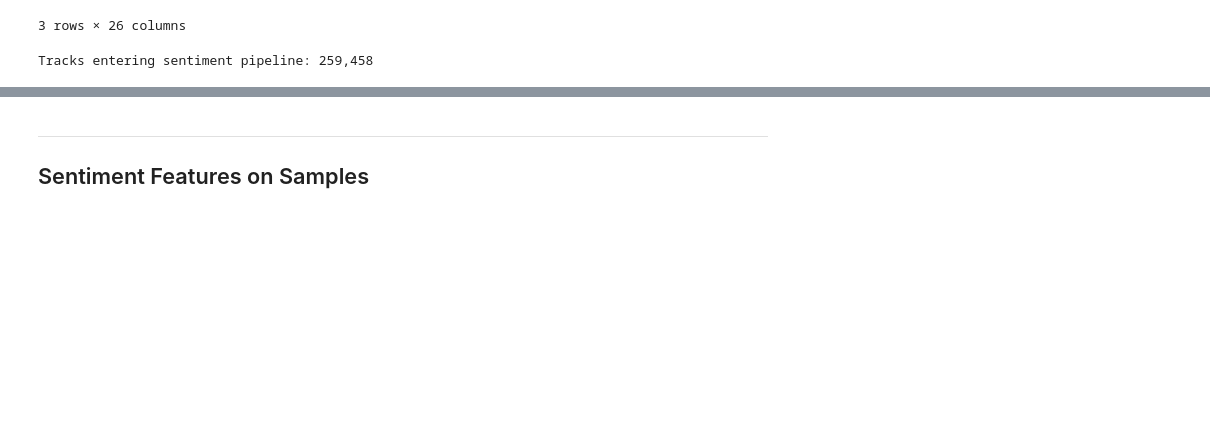
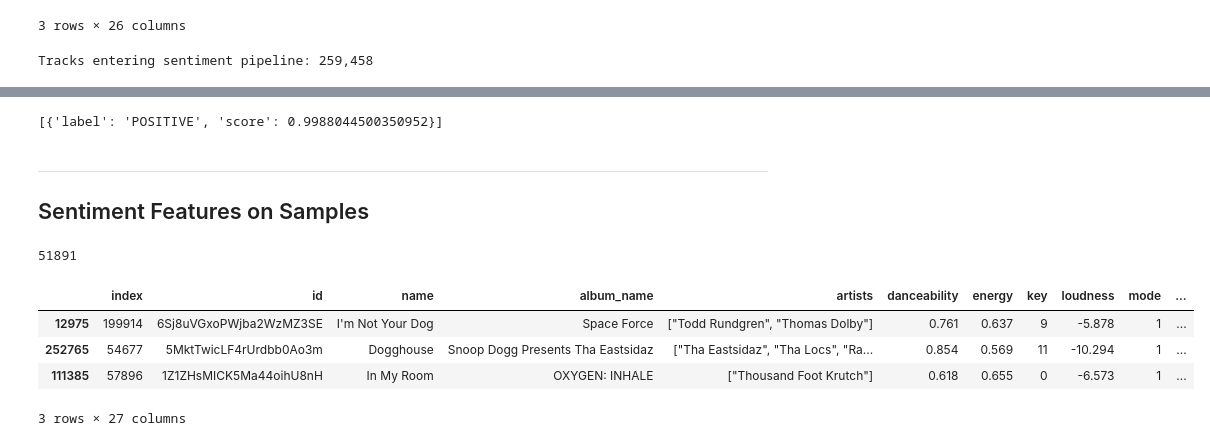
Before and after one commit to grenappl/thesis-project, a Jupyter notebook: notebooks/3_sentiment_analysis.ipynb, the cells around one changed output, grey strips where cells are left out. Cells and saved outputs as stored; diff of their text form; code cells hidden in the pictures; blank space fills up the shorter version.

```diff
--- a/notebooks/3_sentiment_analysis.ipynb
+++ b/notebooks/3_sentiment_analysis.ipynb
@@ -122,15 +136,26 @@ sentimiento_score(test_lyric, sentimiento)
 # %%
-sentiment_analysis = pipeline("sentiment-analysis", model="siebert/sentiment-roberta-large-english")
-sentiment_analysis(
+roberta_sentiment = pipeline("sentiment-analysis", model="siebert/sentiment-roberta-large-english")
+roberta_sentiment(
     test_lyric,
     truncation=True,
     max_length=512
 )
+# %% [output]
+[{'label': 'POSITIVE', 'score': 0.9988044500350952}]
 # %% [markdown]
 ---
 ## Sentiment Features on Samples
 # %%
-sample_songs = songs.sample(n=2000).copy()
+sample_songs = songs.sample(len(songs) // 5).copy()
+print(len(sample_songs))
+sample_songs.head(3)
+# %% [output]
+51891
+|  | index | id | name | album_name | artists | danceability | energy | key | loudness | mode | ... |
+| 12975 | 199914 | 6Sj8uVGxoPWjba2WzMZ3SE | I'm Not Your Dog | Space Force | ["Todd Rundgren", "Thomas Dolby"] | 0.761 | 0.637 | 9 | -5.878 | 1 | ... |
+| 252765 | 54677 | 5MktTwicLF4rUrdbb0Ao3m | Dogghouse | Snoop Dogg Presents Tha Eastsidaz | ["Tha Eastsidaz", "Tha Locs", "Ra... | 0.854 | 0.569 | 11 | -10.294 | 1 | ... |
+| 111385 | 57896 | 1Z1ZHsMICK5Ma44oihU8nH | In My Room | OXYGEN: INHALE | ["Thousand Foot Krutch"] | 0.618 | 0.655 | 0 | -6.573 | 1 | ... |
+3 rows × 27 columns
 # %%
 vader = SentimentIntensityAnalyzer()
 
```
Also changed, not shown: parts of 17 cells of this notebook.
